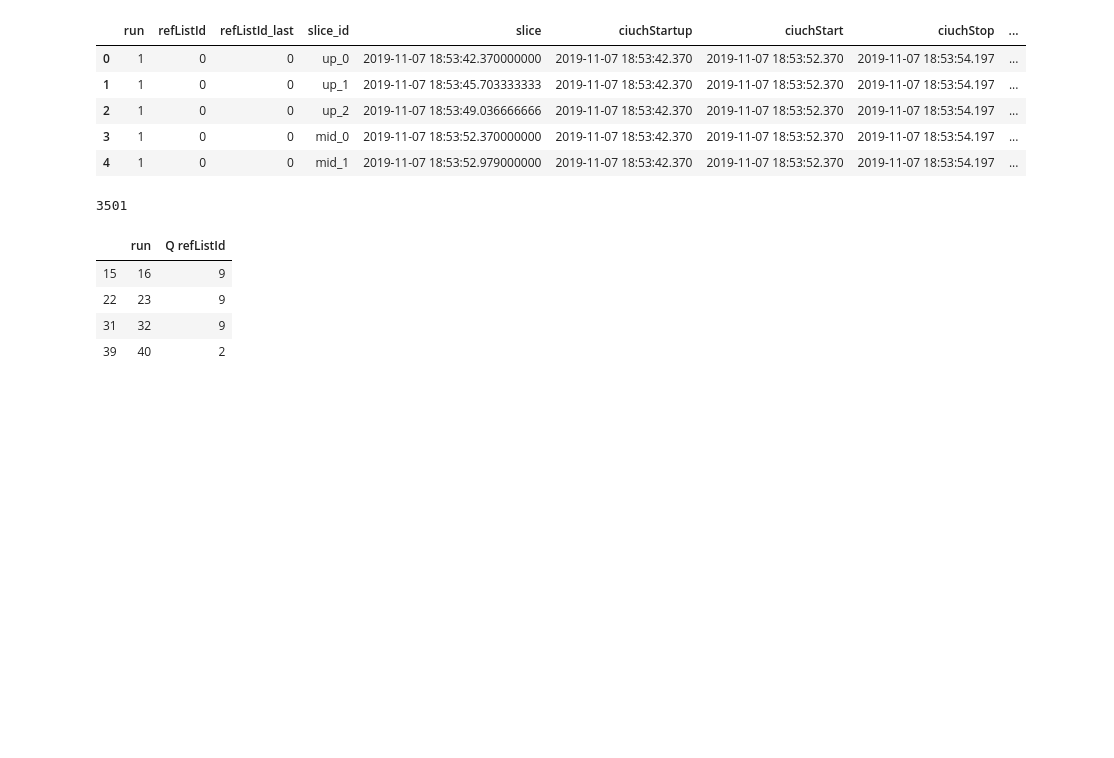
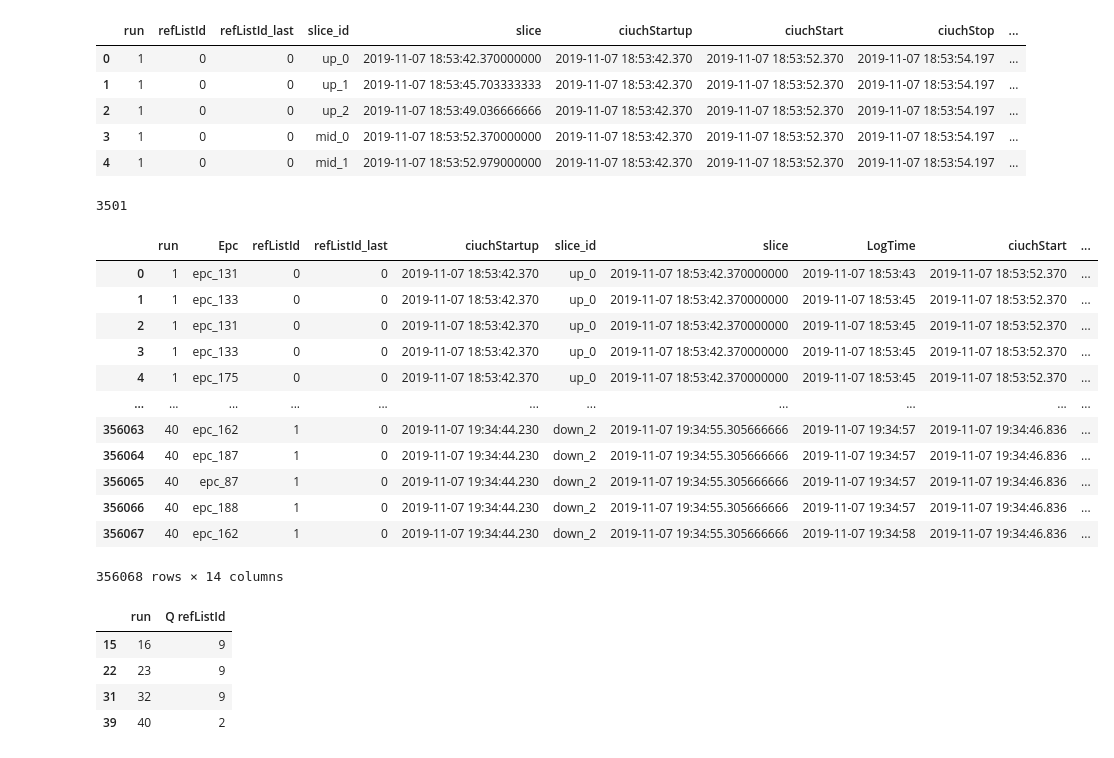
Before and after one commit to ADEBIKPE/Projet_Machine_Learning_RFID, a Jupyter notebook: Machine_Learning/MLRFID_Projet_S8_V2.ipynb, the cells around one changed output. Cells and saved outputs as stored; diff of their text form; code cells hidden in the pictures; blank space fills up the shorter version.

```diff
--- a/Machine_Learning/MLRFID_Projet_S8_Version2.ipynb
+++ b/Machine_Learning/MLRFID_Projet_S8_V2.ipynb
@@ -272,24 +275,40 @@ len(timing_slices)
 # %%
 # merge between df and timing
 # merge_asof needs sorted df > df_ref
 df=df[ (df['LogTime']>=timing['ciuchStartup'].min()) & (df['LogTime']<=timing['ciuchStopdown'].max())  ]
 df=df.sort_values('LogTime')
 #
 # each row in df_ref is merged with the last row in timing where timing (ciuchstart_up) < df_ref (logtime)
 #
 # df_timing=pd.merge_asof(df_ref,timing,left_on=['LogTime'],right_on=['ciuchStartup'],direction='backward')
 # df_timing=df_timing.dropna()
 # df_timing=df_timing.sort_values('LogTime').reset_index(drop=True)
 # df_timing=df_timing[['run', 'Epc','refListId', 'refListId_last', 'ciuchStartup',\
 #                      'LogTime', 'ciuchStop', 'ciuchStopdown','Rssi', 'loc', 'refListId_actual']]
 #
 # each row in df_ref is merged with the last row in timing_slices where timing (slice) < df_ref (logtime)
 #
 df_timing_slices=pd.merge_asof(df,timing_slices,left_on=['LogTime'],right_on=['slice'],direction='backward')
 df_timing_slices=df_timing_slices.dropna()
 df_timing_slices=df_timing_slices.sort_values('slice').reset_index(drop=True)
 df_timing_slices=df_timing_slices[['run', 'Epc','refListId', 'refListId_last', 'ciuchStartup','slice_id','slice','LogTime', \
                       'ciuchStart','ciuchStop', 'ciuchStopdown', 'Rssi', 'loc','t0_run']]
+
+df_timing_slices
+# %% [output]
+|  | run | Epc | refListId | refListId_last | ciuchStartup | slice_id | slice | LogTime | ciuchStart | ... |
+| 0 | 1 | epc_131 | 0 | 0 | 2019-11-07 18:53:42.370 | up_0 | 2019-11-07 18:53:42.370000000 | 2019-11-07 18:53:43 | 2019-11-07 18:53:52.370 | ... |
+| 1 | 1 | epc_133 | 0 | 0 | 2019-11-07 18:53:42.370 | up_0 | 2019-11-07 18:53:42.370000000 | 2019-11-07 18:53:45 | 2019-11-07 18:53:52.370 | ... |
+| 2 | 1 | epc_131 | 0 | 0 | 2019-11-07 18:53:42.370 | up_0 | 2019-11-07 18:53:42.370000000 | 2019-11-07 18:53:45 | 2019-11-07 18:53:52.370 | ... |
+| 3 | 1 | epc_133 | 0 | 0 | 2019-11-07 18:53:42.370 | up_0 | 2019-11-07 18:53:42.370000000 | 2019-11-07 18:53:45 | 2019-11-07 18:53:52.370 | ... |
+| 4 | 1 | epc_175 | 0 | 0 | 2019-11-07 18:53:42.370 | up_0 | 2019-11-07 18:53:42.370000000 | 2019-11-07 18:53:45 | 2019-11-07 18:53:52.370 | ... |
+| ... | ... | ... | ... | ... | ... | ... | ... | ... | ... | ... |
+| 356063 | 40 | epc_162 | 1 | 0 | 2019-11-07 19:34:44.230 | down_2 | 2019-11-07 19:34:55.305666666 | 2019-11-07 19:34:57 | 2019-11-07 19:34:46.836 | ... |
+| 356064 | 40 | epc_187 | 1 | 0 | 2019-11-07 19:34:44.230 | down_2 | 2019-11-07 19:34:55.305666666 | 2019-11-07 19:34:57 | 2019-11-07 19:34:46.836 | ... |
+| 356065 | 40 | epc_87 | 1 | 0 | 2019-11-07 19:34:44.230 | down_2 | 2019-11-07 19:34:55.305666666 | 2019-11-07 19:34:57 | 2019-11-07 19:34:46.836 | ... |
+| 356066 | 40 | epc_188 | 1 | 0 | 2019-11-07 19:34:44.230 | down_2 | 2019-11-07 19:34:55.305666666 | 2019-11-07 19:34:57 | 2019-11-07 19:34:46.836 | ... |
+| 356067 | 40 | epc_162 | 1 | 0 | 2019-11-07 19:34:44.230 | down_2 | 2019-11-07 19:34:55.305666666 | 2019-11-07 19:34:58 | 2019-11-07 19:34:46.836 | ... |
+356068 rows × 14 columns
 # %%
 #
 # %%
```
Also changed, not shown: parts of 22 cells of this notebook.
